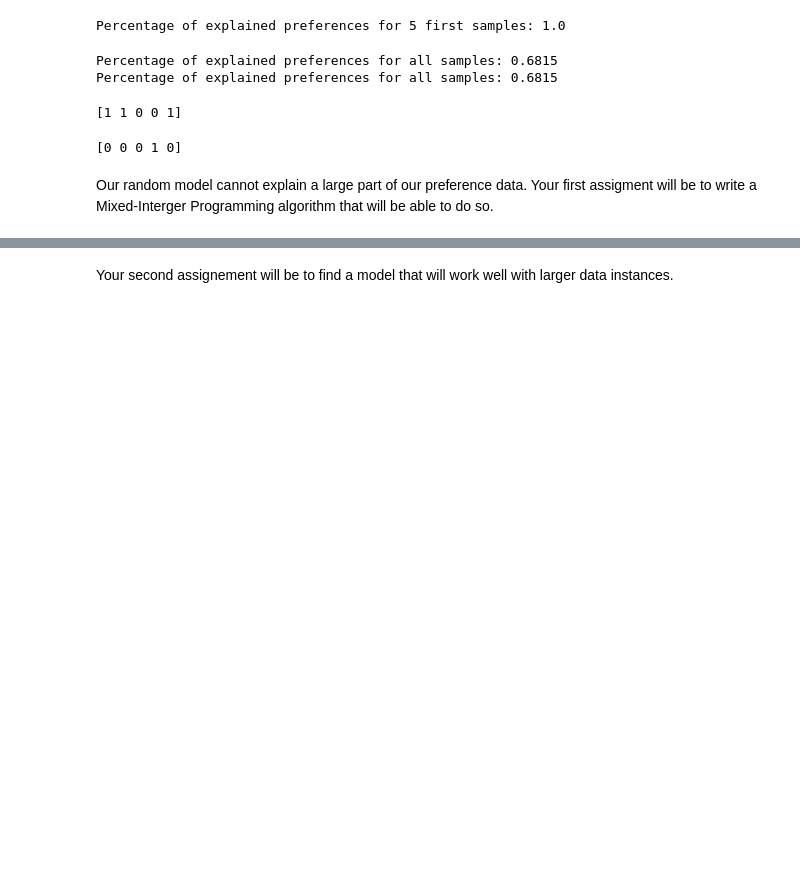
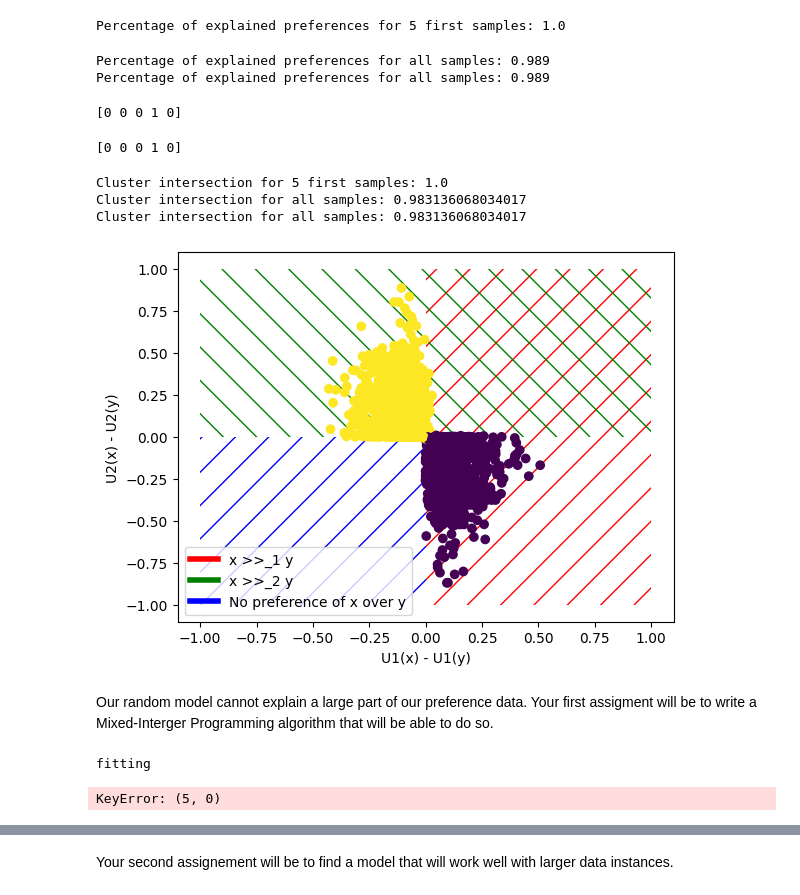
Before and after one commit to mowgli33/orra-dm-2024-25, a Jupyter notebook: notebooks/example.ipynb, the cells around one changed output, grey strips where cells are left out. Saved outputs shown, nothing was run; the diff lists cells and outputs as text; code cells hidden in the pictures; blank space fills up the shorter version.

```diff
--- a/notebooks/example.ipynb
+++ b/notebooks/example.ipynb
@@ -25,0 +18,4 @@ DOcplexException: Cannot solve model: no CPLEX runtime found.
+# %%
+P, n = X.shape
+K = 2
+L = 10
@@ -26,5 +32,5 @@ DOcplexException: Cannot solve model: no CPLEX runtime found.
 # %%
 # Let's train an example model
-model = TwoClustersMIP(n_samples,n_clusters) # Instantiation of the model with hyperparameters, if needed
+model = TwoClustersMIP(n_pieces=L,n_clusters=K,n_criterions=n,n_pairs=P) # Instantiation of the model with hyperparameters, if needed
 model.fit(X, Y) # Training of the model, using preference data
 # %% [output]
@@ -70,14 +98,14 @@ print("Percentage of explained preferences for all samples:", pairs_explained.fr
 # Or other possibility:
 print("Percentage of explained preferences for all samples:", pairs_explained(model.predict_utility(X), model.predict_utility(Y)))
 # %% [output]
-Percentage of explained preferences for all samples: 0.6815
-Percentage of explained preferences for all samples: 0.6815
+Percentage of explained preferences for all samples: 0.989
+Percentage of explained preferences for all samples: 0.989
 # %%
 # Now, we can also see how our model clusters our data
 print(model.predict_cluster(X, Y)[:5]) # Returns for each sample which cluster is the most likely to have generated the preference.
 # The most likely cluster is the one with the highest utility difference U(X[i])-U(Y[i]) for the sample.
 # %% [output]
-[1 1 0 0 1]
+[0 0 0 1 0]
 # %%
 # Ground truth are also provided:
 Z = data_loader.get_ground_truth_labels()
@@ -94,6 +122,10 @@ print("Cluster intersection for 5 first samples:", cluster_intersection(model.pr
 # Then for all data:
 print("Cluster intersection for all samples:", cluster_intersection(model.predict_cluster(X, Y), Z))
 print("Cluster intersection for all samples:", cluster_intersection.from_model(model, X, Y, Z))
+# %% [output]
+Cluster intersection for 5 first samples: 1.0
+Cluster intersection for all samples: 0.983136068034017
+Cluster intersection for all samples: 0.983136068034017
 # %%
 # Here is a proposition of a useful plot to see how the model clusters the data:
 # We look at how each cluster evaluates U(x) - U(y) and color with ground truth clustering
@@ -101,34 +133,36 @@ print("Cluster intersection for all samples:", cluster_intersection.from_model(m
 from matplotlib.patches import Rectangle
 from matplotlib.lines import Line2D
 
 plt.figure()
 plt.xlabel("U1(x) - U1(y)")
 plt.ylabel("U2(x) - U2(y)")
 
 plt.gca().add_patch(Rectangle((0,-1.),1., 2.,
                     edgecolor='red',
                     facecolor='none',
                     lw=0,
                     hatch='/'))
 plt.gca().add_patch(Rectangle((-1.,0), 2., 1.,
                     edgecolor='green',
                     facecolor='none',
                     lw=0,
                     hatch='\\'))
 plt.gca().add_patch(Rectangle((-1.,-1.),1., 1.,
                     edgecolor='blue',
                     facecolor='none',
                     hatch='/',
                     lw=0))
 plt.scatter(model.predict_utility(X)[:, 0]-model.predict_utility(Y)[:, 0],
-            model.predict_utility(X)[:, 1]-model.predict_utility(Y)[:, 1], c=Z)
+            model.predict_utility(X)[:, 1]-model.predict_utility(Y)[:, 1], c=Z[:P])
 
 custom_lines = [Line2D([0], [0], color="red", lw=4),
                 Line2D([0], [0], color="green", lw=4),
                 Line2D([0], [0], color="b", lw=4)]
 
 plt.legend(custom_lines, ['x >>_1 y', "x >>_2 y ", 'No preference of x over y'])
 plt.show()
+# %% [output]
+[figure, added]
 # %% [markdown]
 Our random model cannot explain a large part of our preference data. Your first assigment will be to write a Mixed-Interger Programming algorithm that will be able to do so.
 # %%
@@ -142,6 +176,9 @@ model.fit(X, Y)
 # Uncomment once your model is working
 # print("Percentage of explained preferences on train data:", pairs_explained.from_model(model, X, Y)) # You should get 1.0 with the right MIP
 # print("Percentage of preferences well regrouped into clusters:", cluster_intersection.from_model(model, X, Y, Z))
+# %% [output]
+fitting
+KeyError: (5, 0)
 # %%
 # As an example here are the results obtained with:
 """ # Uncomment the code to check your results
```
Also changed, not shown: parts of 11 cells of this notebook, 3 other files.
